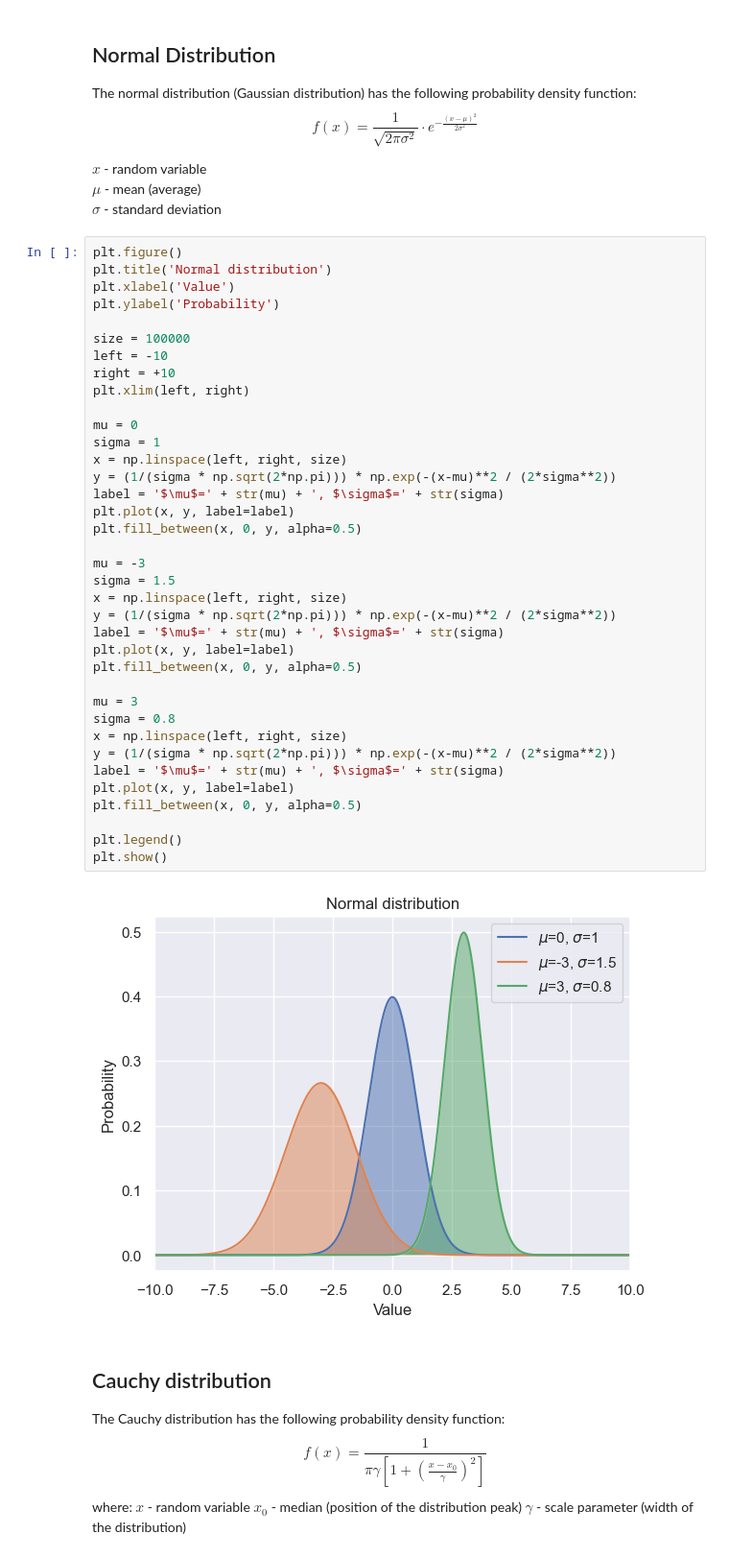
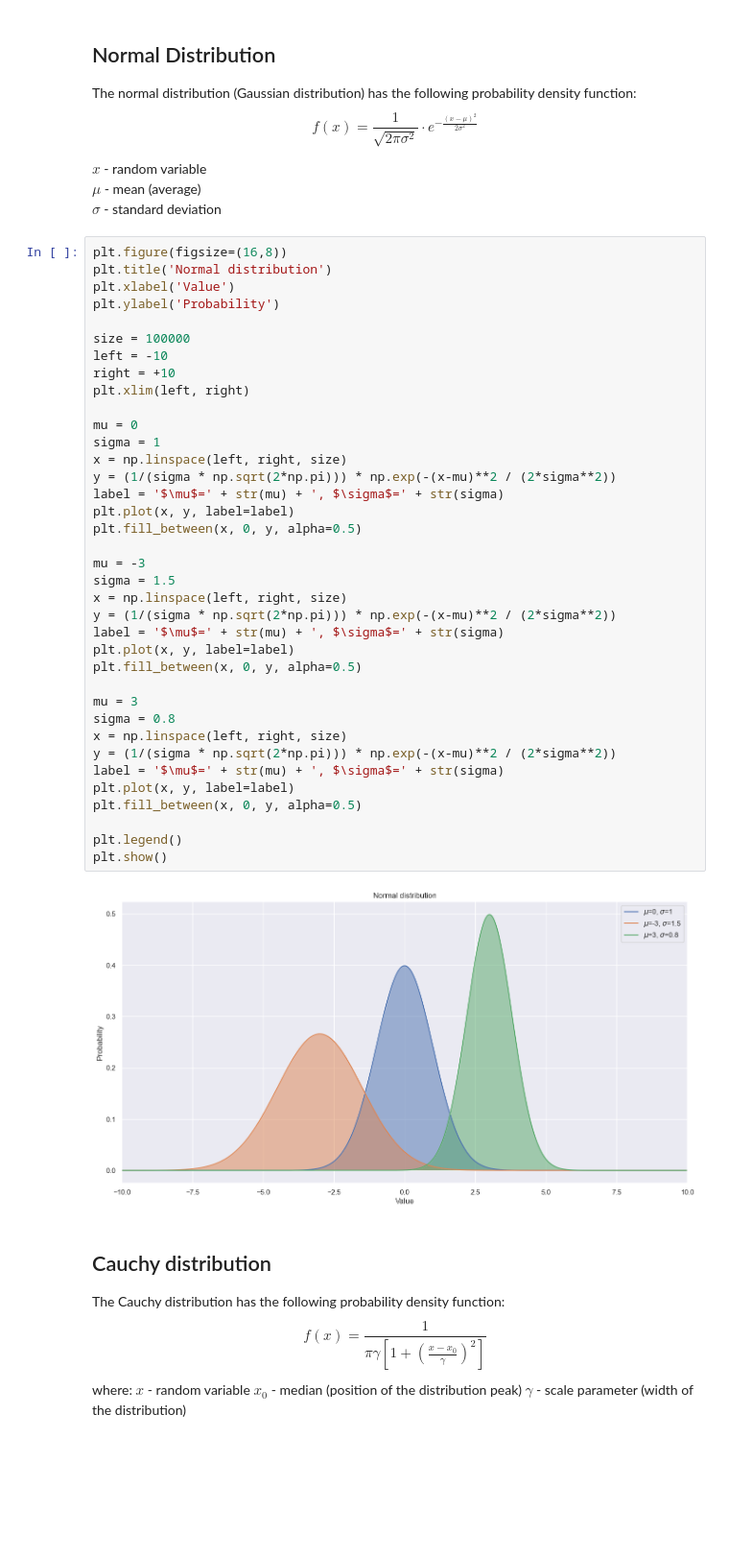
Before and after one commit to Omazz/alpha-beta-filter, a Jupyter notebook: noise.ipynb, the cells around one changed output. Shown at 96% size. Cells and saved outputs as stored; diff of their text form; blank space fills up the shorter version.

```diff
--- a/noise.ipynb
+++ b/noise.ipynb
@@ -19,7 +19,7 @@ $\mu$ - mean (average) <br>
 $\sigma$ - standard deviation <br>
 </div>
 # %%
-plt.figure()
+plt.figure(figsize=(16,8))
 plt.title('Normal distribution')
 plt.xlabel('Value')
 plt.ylabel('Probability')
@@ -29,34 +29,34 @@ left = -10
 right = +10
 plt.xlim(left, right)
 
 mu = 0
 sigma = 1
 x = np.linspace(left, right, size)
 y = (1/(sigma * np.sqrt(2*np.pi))) * np.exp(-(x-mu)**2 / (2*sigma**2))
 label = '$\mu$=' + str(mu) + ', $\sigma$=' + str(sigma)
 plt.plot(x, y, label=label)
 plt.fill_between(x, 0, y, alpha=0.5)
 
 mu = -3
 sigma = 1.5
 x = np.linspace(left, right, size)
 y = (1/(sigma * np.sqrt(2*np.pi))) * np.exp(-(x-mu)**2 / (2*sigma**2))
 label = '$\mu$=' + str(mu) + ', $\sigma$=' + str(sigma)
 plt.plot(x, y, label=label)
 plt.fill_between(x, 0, y, alpha=0.5)
 
 mu = 3
 sigma = 0.8
 x = np.linspace(left, right, size)
 y = (1/(sigma * np.sqrt(2*np.pi))) * np.exp(-(x-mu)**2 / (2*sigma**2))
 label = '$\mu$=' + str(mu) + ', $\sigma$=' + str(sigma)
 plt.plot(x, y, label=label)
 plt.fill_between(x, 0, y, alpha=0.5)
 
 plt.legend()
 plt.show()
 # %% [output]
-[figure, old version]
+[figure, new version]
 # %% [markdown]
 ## Cauchy distribution
 The Cauchy distribution has the following probability density function:
```
Also changed, not shown: parts of 4 cells of this notebook, 4 other files.
